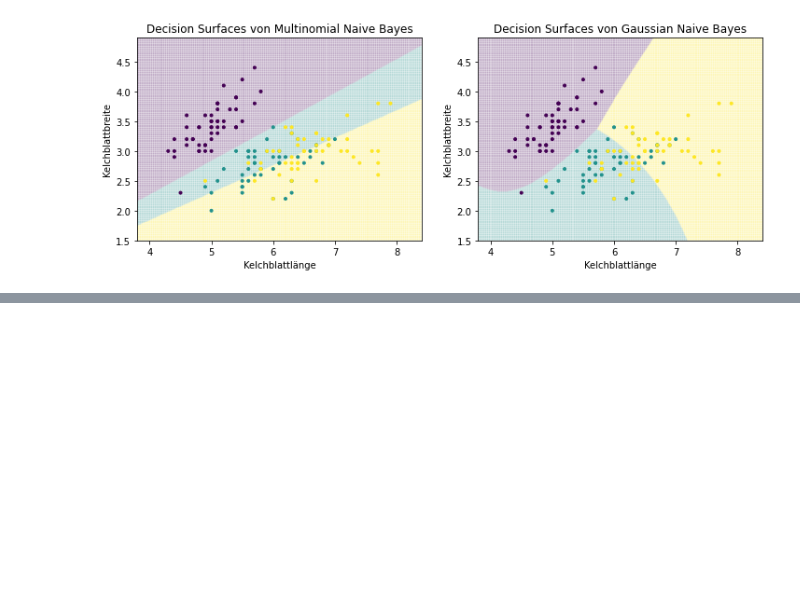
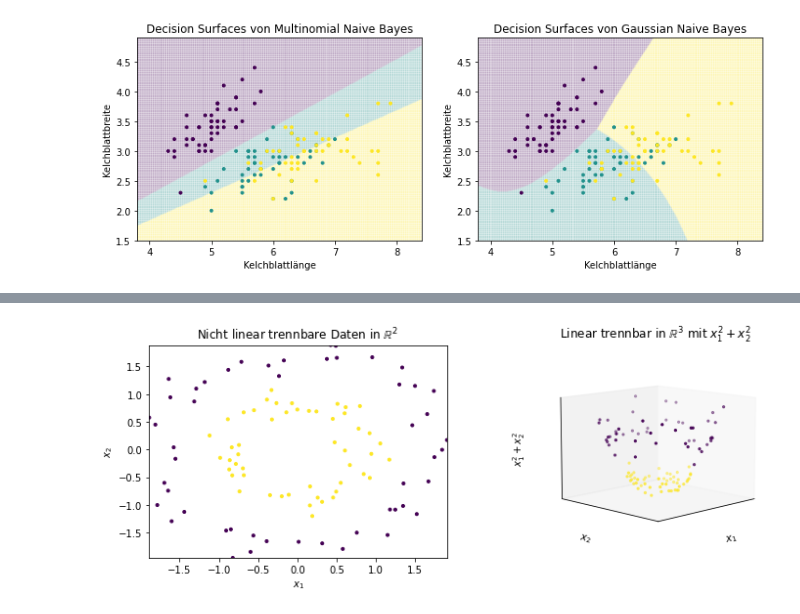
Before and after one commit to sherbold/data-science-crashkurs, a Jupyter notebook: content/chapters/kapitel_07.ipynb, the cells around one changed output, grey strips where cells are left out. Saved outputs shown, nothing was run; the diff lists cells and outputs as text; code cells hidden in the pictures; blank space fills up the shorter version.

```diff
--- a/content/chapters/kapitel_07.ipynb
+++ b/content/chapters/kapitel_07.ipynb
@@ -652,0 +723,38 @@ Support Vector Machines (SVMs) are an approach based on the optimization of the
+# %%
+import numpy as np
+import matplotlib.pyplot as plt
+from matplotlib.colors import ListedColormap
+from sklearn import datasets
+from sklearn.preprocessing import StandardScaler
+from sklearn.datasets import make_circles
+from mpl_toolkits.mplot3d import Axes3D
+
+
+X_circles, Y_circles = make_circles(noise=0.1, factor=0.5, random_state=1)
+X_circles = StandardScaler().fit_transform(X_circles)
+
+Z_circles = X_circles[:,0]*X_circles[:,0]+X_circles[:,1]*X_circles[:,1]
+
+fig = plt.figure(figsize=(12,4))
+ax = fig.add_subplot(1, 2, 1)
+ax.scatter(X_circles[:,0], X_circles[:,1],c=Y_circles, marker='.')
+ax.set_xlim(X_circles[:,0].min(), X_circles[:,0].max())
+ax.set_ylim(X_circles[:,1].min(), X_circles[:,1].max())
+ax.set_title('Nicht linear trennbare Daten in $\mathbb{R}^2$')
+ax.set_xlabel('$x_1$')
+ax.set_ylabel('$x_2$')
+
+ax = fig.add_subplot(1, 2, 2, projection='3d')
+ax.zaxis.set_rotate_label(False)
+ax.scatter(X_circles[:,0], X_circles[:,1], Z_circles, c=Y_circles, marker='.')
+ax.set_title('Linear trennbar in $\mathbb{R}^3$ mit $x_1^2+x_2^2$')
+ax.set_xlabel('$x_1$')
+ax.set_ylabel('$x_2$')
+ax.set_zlabel('$x_1^2+x_2^2$', rotation=90)
+ax.set_xticks(())
+ax.set_yticks(())
+ax.set_zticks(())
+ax.view_init(10, 45)
+plt.show()
+# %% [output]
+[figure, added]
```
Also changed, not shown: parts of 16 cells of this notebook.
